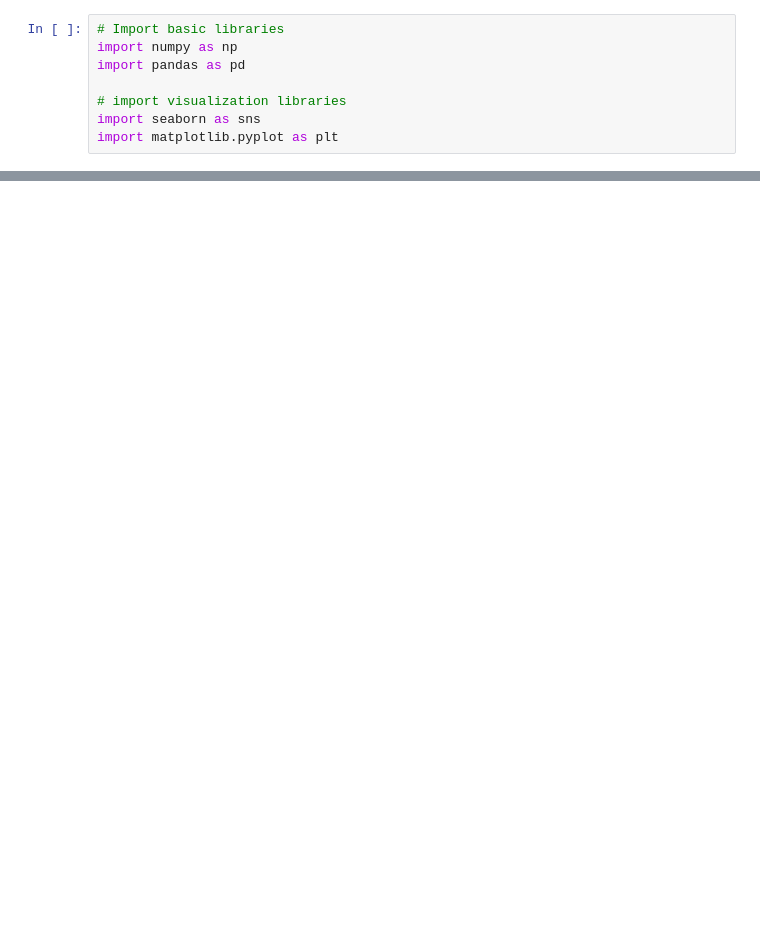
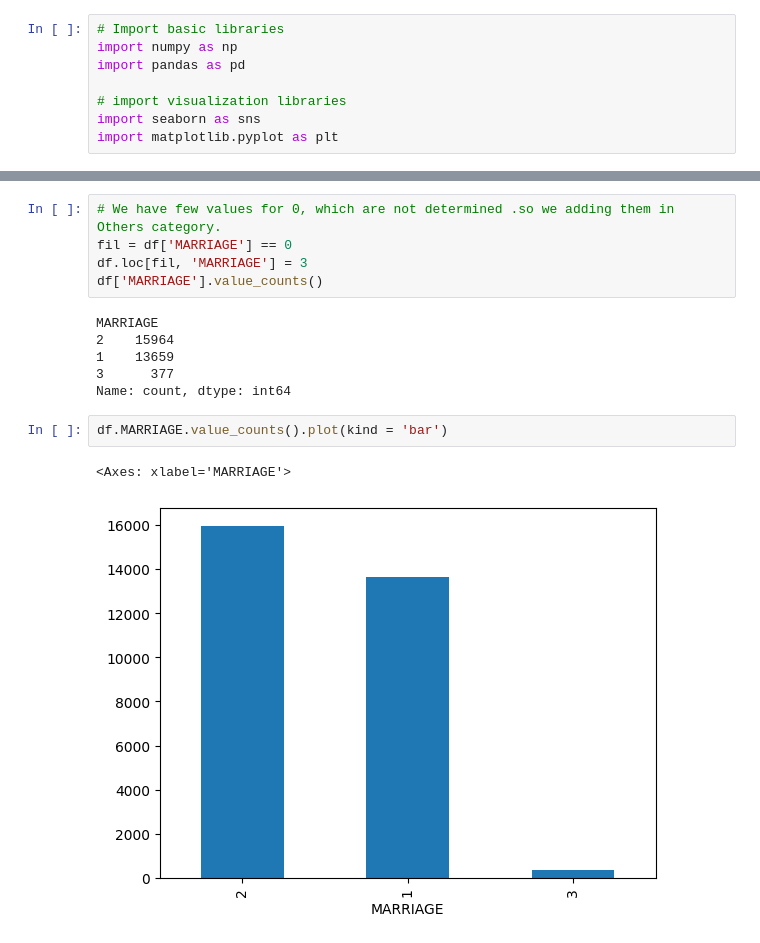
Before and after one commit to angadhsingh1/MachineLearning-DefaultCreditCards, a Jupyter notebook: final-project.ipynb, the cells around one changed output, grey strips where cells are left out. Drawn from its saved outputs; the diff is of its cells as text; blank space fills up the shorter version.

```diff
--- a/final-project.ipynb
+++ b/final-project.ipynb
@@ -21,0 +125,16 @@ df.sample(5)
+# %%
+# We have few values for 0, which are not determined .so we adding them in Others category.
+fil = df['MARRIAGE'] == 0
+df.loc[fil, 'MARRIAGE'] = 3
+df['MARRIAGE'].value_counts()
+# %% [output]
+MARRIAGE
+2    15964
+1    13659
+3      377
+Name: count, dtype: int64
+# %%
+df.MARRIAGE.value_counts().plot(kind = 'bar')
+# %% [output]
+<Axes: xlabel='MARRIAGE'>
+[figure, added]
```
Also changed, not shown: parts of 22 cells of this notebook.
